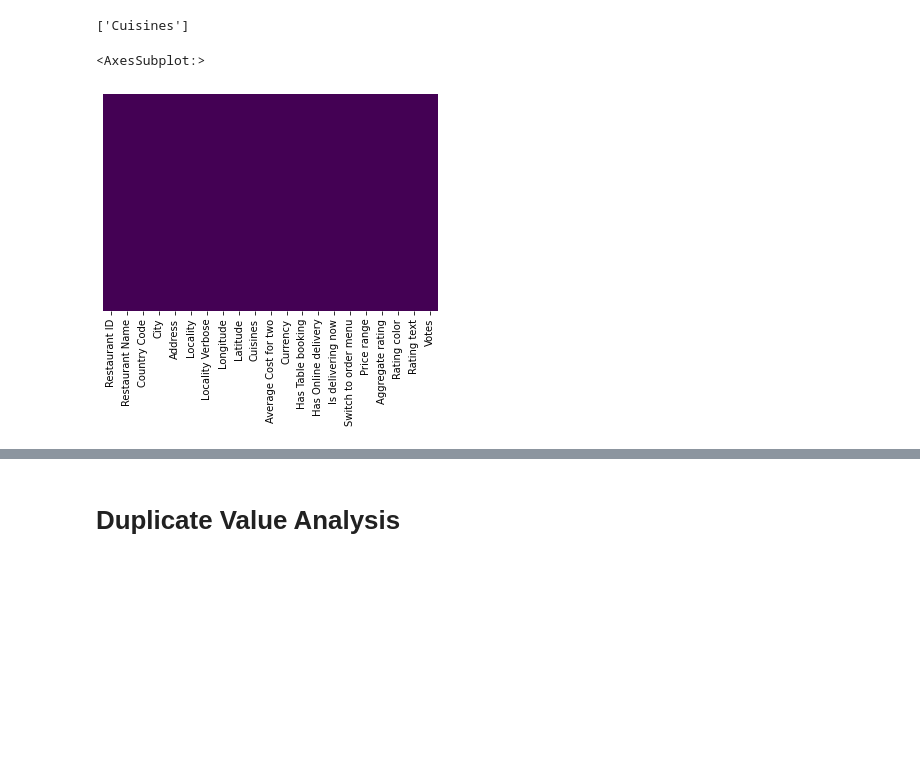
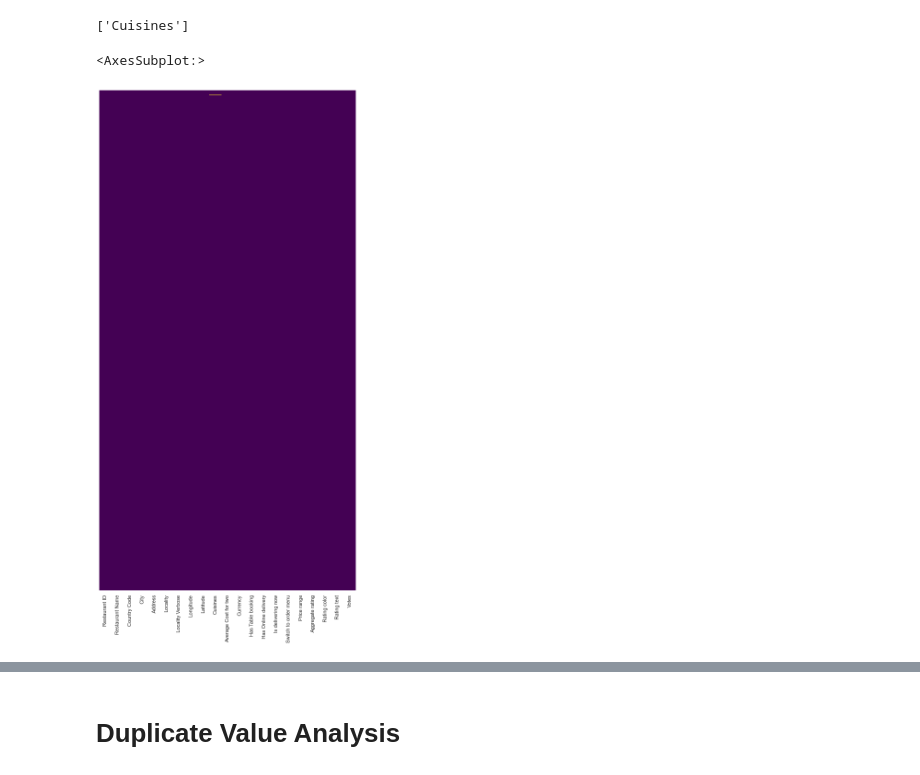
Before and after one commit to ravi0dubey/EDA, a Jupyter notebook: Zomato Dataset Exploratory Data Analysis.ipynb, the cells around one changed output, grey strips where cells are left out. Saved outputs shown, nothing was run; the diff lists cells and outputs as text; code cells hidden in the pictures; blank space fills up the shorter version.

```diff
--- a/Zomato Dataset Exploratory Data Analysis.ipynb
+++ b/Zomato Dataset Exploratory Data Analysis.ipynb
@@ -152,10 +152,11 @@ print(list_null_features)
 ['Cuisines']
 # %%
 #Using heatmap to plot missing values
+sns.set(rc = {'figure.figsize':(10,20)})
 sns.heatmap(df_zomato.isnull(),yticklabels=False,cbar= False,cmap = 'viridis')
 # %% [output]
 <AxesSubplot:>
-[figure, old version]
+[figure, new version]
 # %%
 #Since we have Country code common in both the dataset, we will Merge the dataset based on Country code
 
```
Also changed, not shown: parts of 10 cells of this notebook.
